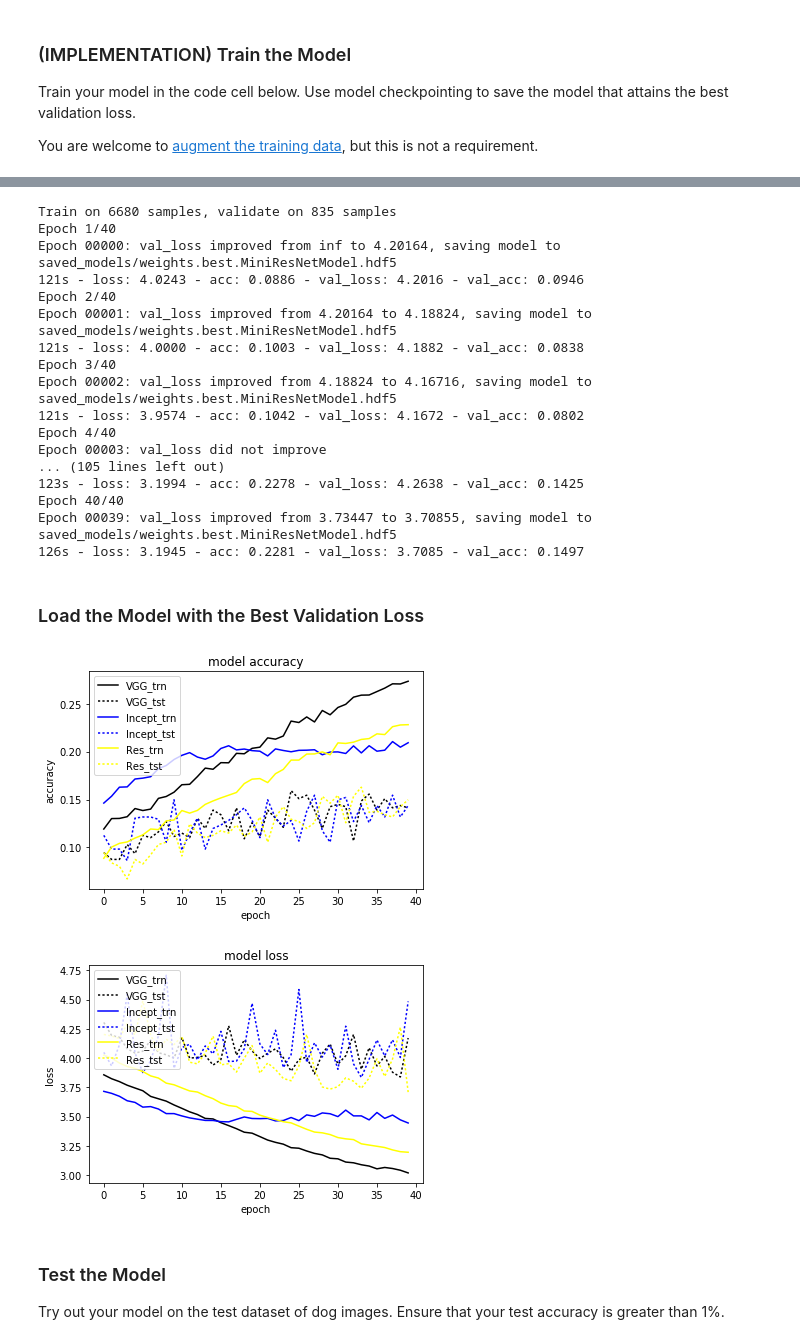
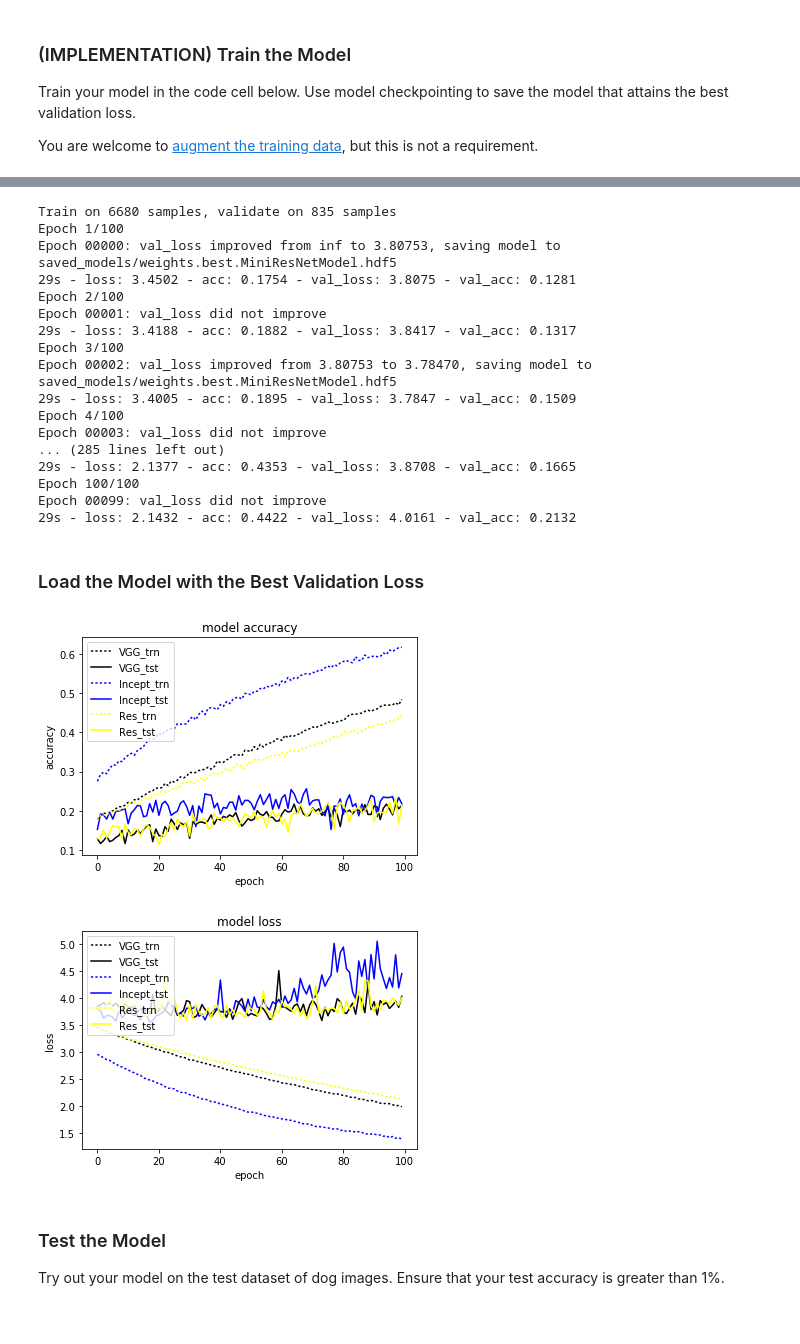
Before and after one commit to springshuai/Deep-Learning-Dog-Project, a Jupyter notebook: dog_app.ipynb, the cells around one changed output, grey strips where cells are left out. Drawn from its saved outputs; the diff is of its cells as text; code cells hidden in the pictures.

```diff
--- a/dog_app.ipynb
+++ b/dog_app.ipynb
@@ -606,14 +603,14 @@ from keras.callbacks import ModelCheckpoint
 
 ### TODO: specify the number of epochs that you would like to use to train the model.
 
-epochs = 40
+epochs = 100
 
 ### Do NOT modify the code below this line.a
 
 checkpointer = ModelCheckpoint(filepath='saved_models/weights.best.MiniVGGModel.hdf5',
                                verbose=1, save_best_only=True)
 
-MiniVGGHistory40 = MiniVGGModel.fit(train_tensors, train_targets,
+MiniVGGHistory100 = MiniVGGModel.fit(train_tensors, train_targets,
           validation_data=(valid_tensors, valid_targets),
           epochs=epochs, batch_size=20, callbacks=[checkpointer], verbose=2)
 # %% [output]
@@ -639,14 +636,14 @@ from keras.callbacks import ModelCheckpoint
 
 ### TODO: specify the number of epochs that you would like to use to train the model.
 
-epochs = 40
+epochs = 100
 
 ### Do NOT modify the code below this line.
 
 checkpointer = ModelCheckpoint(filepath='saved_models/weights.best.MiniInceptionModel.hdf5',
                                verbose=1, save_best_only=True)
 
-MiniInceptionHistory40 = MiniInceptionModel.fit(train_tensors, train_targets,
+MiniInceptionHistory100 = MiniInceptionModel.fit(train_tensors, train_targets,
           validation_data=(valid_tensors, valid_targets),
           epochs=epochs, batch_size=20, callbacks=[checkpointer], verbose=2)
 # %% [output]
@@ -672,34 +669,34 @@ from keras.callbacks import ModelCheckpoint
 
 ### TODO: specify the number of epochs that you would like to use to train the model.
 
-epochs = 40
+epochs = 100
 
 ### Do NOT modify the code below this line.a
 
 checkpointer = ModelCheckpoint(filepath='saved_models/weights.best.MiniResNetModel.hdf5',
                                verbose=1, save_best_only=True)
 
-MiniResNetHitory40 = MiniResNetModel.fit(train_tensors, train_targets,
+MiniResNetHitory100 = MiniResNetModel.fit(train_tensors, train_targets,
           validation_data=(valid_tensors, valid_targets),
           epochs=epochs, batch_size=20, callbacks=[checkpointer], verbose=2)
 # %% [output]
 Train on 6680 samples, validate on 835 samples
-Epoch 1/40
-Epoch 00000: val_loss improved from inf to 4.20164, saving model to saved_models/weights.best.MiniResNetModel.hdf5
-121s - loss: 4.0243 - acc: 0.0886 - val_loss: 4.2016 - val_acc: 0.0946
-Epoch 2/40
-Epoch 00001: val_loss improved from 4.20164 to 4.18824, saving model to saved_models/weights.best.MiniResNetModel.hdf5
-121s - loss: 4.0000 - acc: 0.1003 - val_loss: 4.1882 - val_acc: 0.0838
-Epoch 3/40
-Epoch 00002: val_loss improved from 4.18824 to 4.16716, saving model to saved_models/weights.best.MiniResNetModel.hdf5
-121s - loss: 3.9574 - acc: 0.1042 - val_loss: 4.1672 - val_acc: 0.0802
-Epoch 4/40
+Epoch 1/100
+Epoch 00000: val_loss improved from inf to 3.80753, saving model to saved_models/weights.best.MiniResNetModel.hdf5
+29s - loss: 3.4502 - acc: 0.1754 - val_loss: 3.8075 - val_acc: 0.1281
+Epoch 2/100
+Epoch 00001: val_loss did not improve
+29s - loss: 3.4188 - acc: 0.1882 - val_loss: 3.8417 - val_acc: 0.1317
+Epoch 3/100
+Epoch 00002: val_loss improved from 3.80753 to 3.78470, saving model to saved_models/weights.best.MiniResNetModel.hdf5
+29s - loss: 3.4005 - acc: 0.1895 - val_loss: 3.7847 - val_acc: 0.1509
+Epoch 4/100
 Epoch 00003: val_loss did not improve
-... (105 lines left out)
-123s - loss: 3.1994 - acc: 0.2278 - val_loss: 4.2638 - val_acc: 0.1425
-Epoch 40/40
-Epoch 00039: val_loss improved from 3.73447 to 3.70855, saving model to saved_models/weights.best.MiniResNetModel.hdf5
-126s - loss: 3.1945 - acc: 0.2281 - val_loss: 3.7085 - val_acc: 0.1497
+... (285 lines left out)
+29s - loss: 2.1377 - acc: 0.4353 - val_loss: 3.8708 - val_acc: 0.1665
+Epoch 100/100
+Epoch 00099: val_loss did not improve
+29s - loss: 2.1432 - acc: 0.4422 - val_loss: 4.0161 - val_acc: 0.2132
 # %% [markdown]
 ### Load the Model with the Best Validation Loss
 # %%
@@ -711,35 +708,37 @@ MiniInceptionModel.load_weights('saved_models/weights.best.MiniInceptionModel.hd
 # %%
 MiniResNetModel.load_weights('saved_models/weights.best.MiniResNetModel.hdf5')
 # %%
+import matplotlib.pyplot as plt
+
 # summarize history for accuracy
-plt.plot(MiniVGGHistory40.history['acc'], linestyle='-', color='black')
-plt.plot(MiniVGGHistory40.history['val_acc'], linestyle=':', color='black')
-plt.plot(MiniInceptionHistory40.history['acc'], linestyle='-', color='blue')
-plt.plot(MiniInceptionHistory40.history['val_acc'], linestyle=':', color='blue')
-plt.plot(MiniResNetHitory40.history['acc'], linestyle='-', color='yellow')
-plt.plot(MiniResNetHitory40.history['val_acc'], linestyle=':', color='yellow')
+plt.plot(MiniVGGHistory100.history['acc'], linestyle=':', color='black')
+plt.plot(MiniVGGHistory100.history['val_acc'], linestyle='-', color='black')
+plt.plot(MiniInceptionHistory100.history['acc'], linestyle=':', color='blue')
+plt.plot(MiniInceptionHistory100.history['val_acc'], linestyle='-', color='blue')
+plt.plot(MiniResNetHitory100.history['acc'], linestyle=':', color='yellow')
+plt.plot(MiniResNetHitory100.history['val_acc'], linestyle='-', color='yellow')
 plt.title('model accuracy')
 plt.ylabel('accuracy')
 plt.xlabel('epoch')
 plt.legend(['VGG_trn', 'VGG_tst', 'Incept_trn', 'Incept_tst', 'Res_trn',
            'Res_tst'], loc='upper left')
 plt.show()
 # summarize history for loss
-plt.plot(MiniVGGHistory40.history['loss'], linestyle='-', color='black')
-plt.plot(MiniVGGHistory40.history['val_loss'], linestyle=':', color='black')
-plt.plot(MiniInceptionHistory40.history['loss'], linestyle='-', color='blue')
-plt.plot(MiniInceptionHistory40.history['val_loss'], linestyle=':', color='blue')
-plt.plot(MiniResNetHitory40.history['loss'], linestyle='-', color='yellow')
-plt.plot(MiniResNetHitory40.history['val_loss'], linestyle=':', color='yellow')
+plt.plot(MiniVGGHistory100.history['loss'], linestyle=':', color='black')
+plt.plot(MiniVGGHistory100.history['val_loss'], linestyle='-', color='black')
+plt.plot(MiniInceptionHistory100.history['loss'], linestyle=':', color='blue')
+plt.plot(MiniInceptionHistory100.history['val_loss'], linestyle='-', color='blue')
+plt.plot(MiniResNetHitory100.history['loss'], linestyle=':', color='yellow')
+plt.plot(MiniResNetHitory100.history['val_loss'], linestyle='-', color='yellow')
 plt.title('model loss')
 plt.ylabel('loss')
 plt.xlabel('epoch')
 plt.legend(['VGG_trn', 'VGG_tst', 'Incept_trn', 'Incept_tst', 'Res_trn',
            'Res_tst'], loc='upper left')
 plt.show()
 # %% [output]
-[figure, old version]
+[figure, new version]
-[figure, old version]
+[figure, new version]
 # %% [markdown]
 ### Test the Model
 
```
Also changed, not shown: parts of 15 cells of this notebook, 35 other files.
